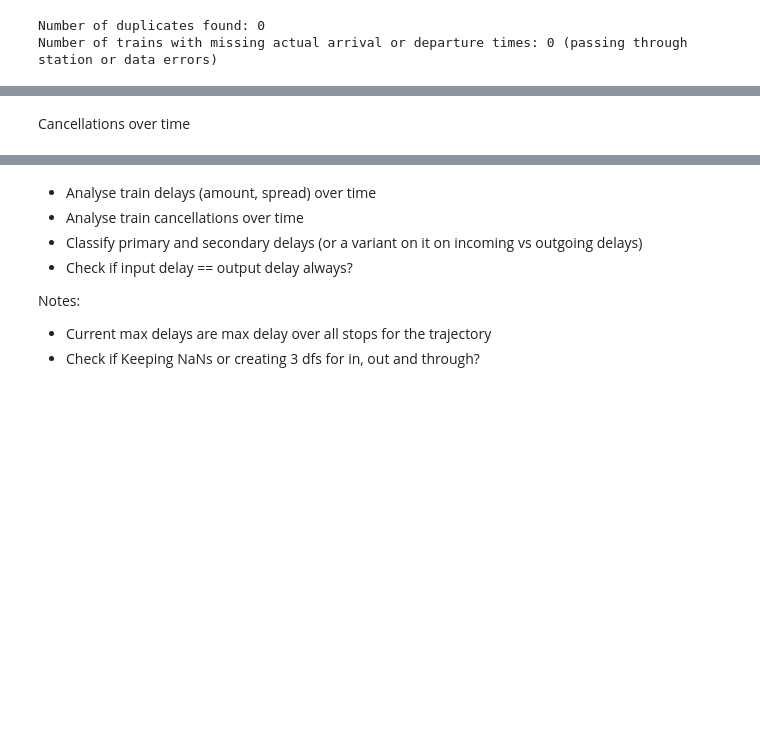
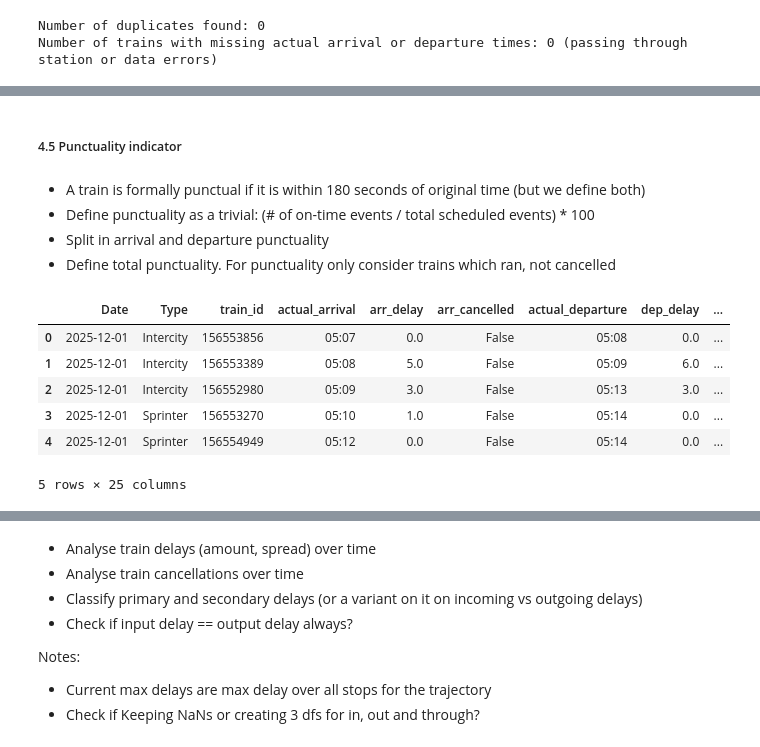
Before and after one commit to nicklj100/group20_til6022_project, a Jupyter notebook: period_selection.ipynb, the cells around one changed output, grey strips where cells are left out. Saved outputs shown, nothing was run; the diff lists cells and outputs as text; code cells hidden in the pictures; blank space fills up the shorter version.

```diff
--- a/period_selection.ipynb
+++ b/period_selection.ipynb
@@ -309,2 +365,26 @@ plt.show()
 # %% [markdown]
-Cancellations over time
+##### 4.5 Punctuality indicator
+# %% [markdown]
+- A train is formally punctual if it is within 180 seconds of original time (but we define both)
+- Define punctuality as a trivial: (# of on-time events / total scheduled events) * 100
+- Split in arrival and departure punctuality
+- Define total punctuality.
+For punctuality only consider trains which ran, not cancelled
+# %%
+train_punctual = train[train['cancelled'] == False] # Keeping only non-cancelled trains for punctuality analysis
+
+train_punctual['delay_status'] = train_punctual['arr_delay'].apply(lambda x: 'On time' if x <= 0 else ('Delayed' if x <= 3 else 'Significantly Delayed'))
+train_punctual['arr_punctual'] = train_punctual['arr_delay'] < 3
+
+train_punctual["dep_delay_status"] = train_punctual["dep_delay"].apply(lambda x: "On time" if x <= 0 else ("Delayed" if x < 3 else "Significantly Delayed"))
+train_punctual["dep_punctual"] = train_punctual["dep_delay"] < 3
+
+train_punctual.head()
+# %% [output]
+|  | Date | Type | train_id | actual_arrival | arr_delay | arr_cancelled | actual_departure | dep_delay | ... |
+| 0 | 2025-12-01 | Intercity | 156553856 | 05:07 | 0.0 | False | 05:08 | 0.0 | ... |
+| 1 | 2025-12-01 | Intercity | 156553389 | 05:08 | 5.0 | False | 05:09 | 6.0 | ... |
+| 2 | 2025-12-01 | Intercity | 156552980 | 05:09 | 3.0 | False | 05:13 | 3.0 | ... |
+| 3 | 2025-12-01 | Sprinter | 156553270 | 05:10 | 1.0 | False | 05:14 | 0.0 | ... |
+| 4 | 2025-12-01 | Sprinter | 156554949 | 05:12 | 0.0 | False | 05:14 | 0.0 | ... |
+5 rows × 25 columns
```
Also changed, not shown: parts of 27 cells of this notebook.
